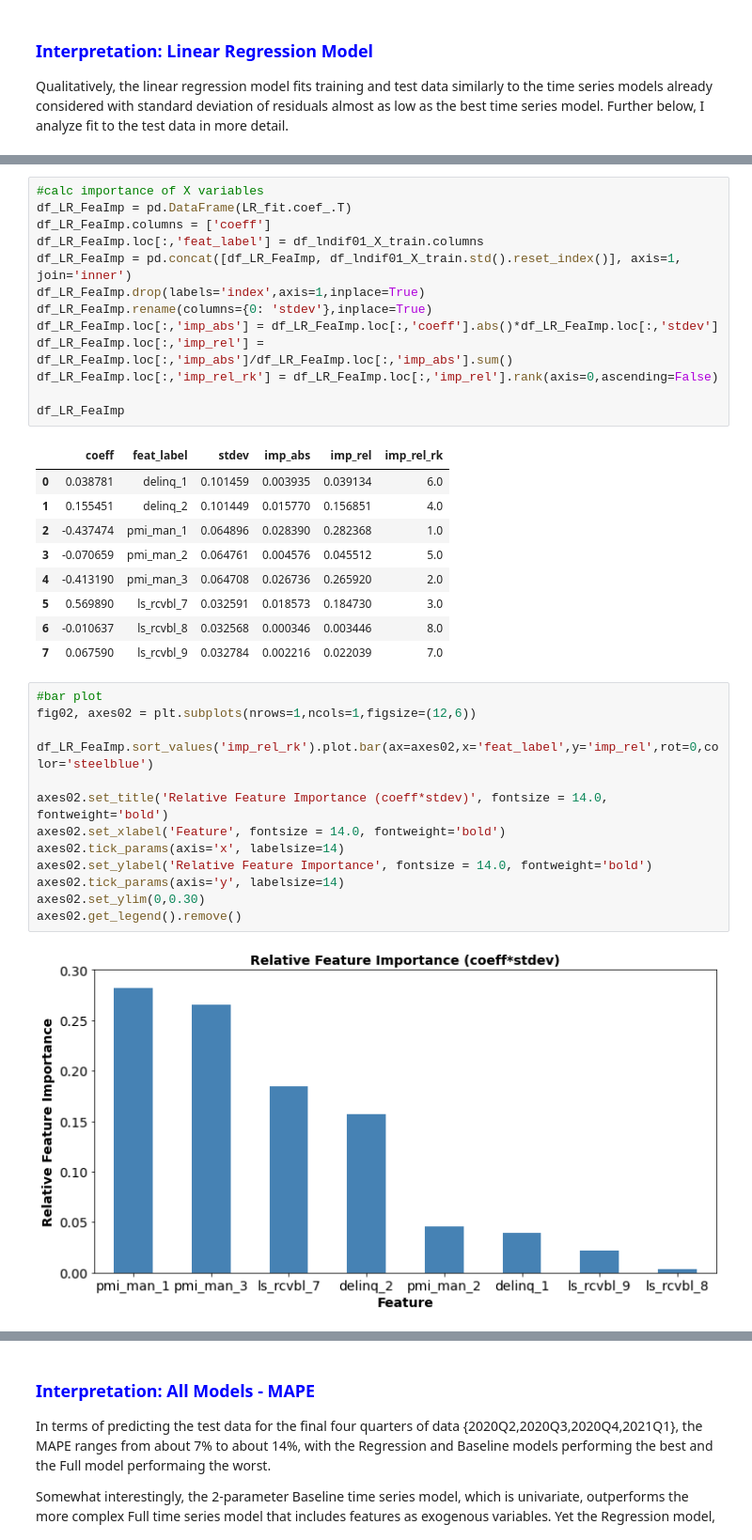
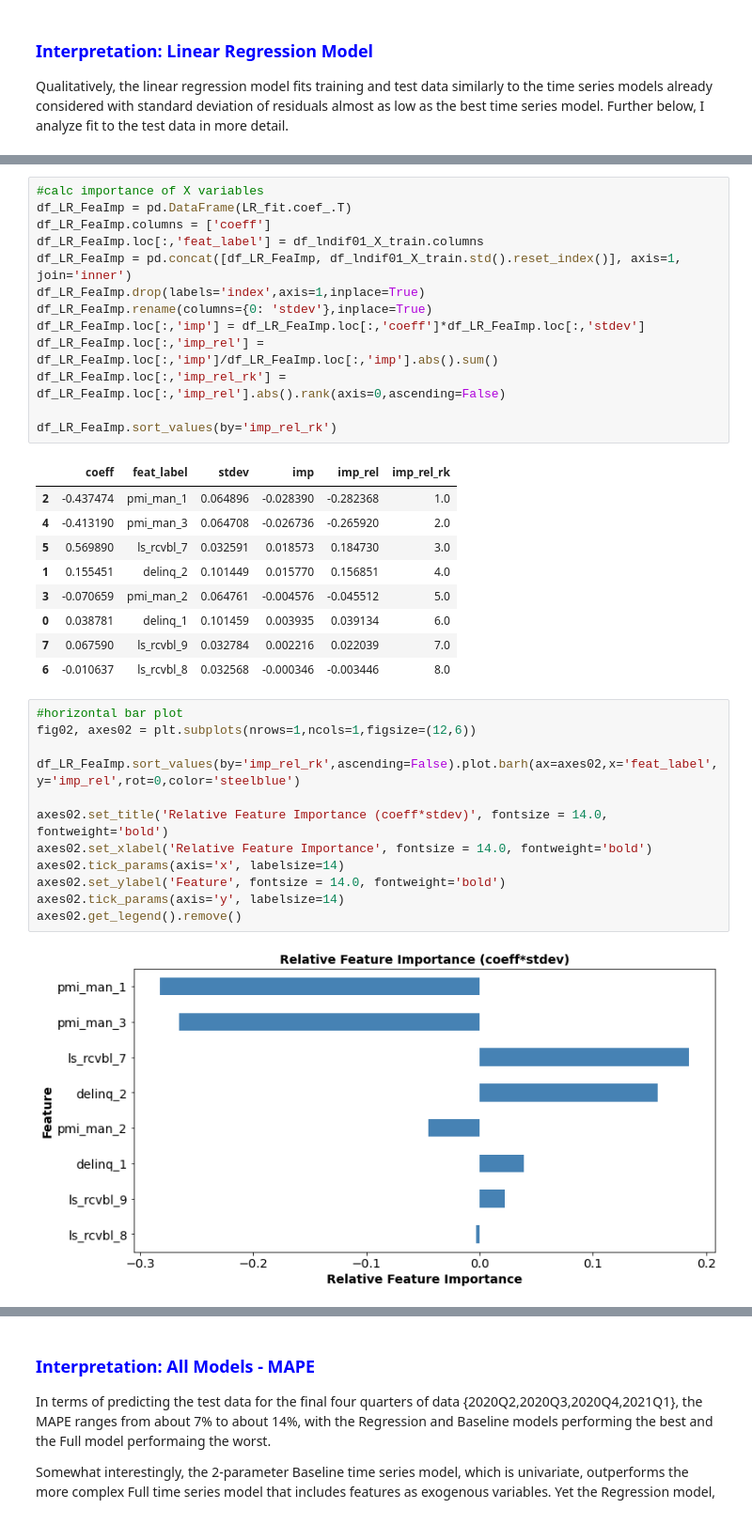
Before and after one commit to gskalski267/springboard, a Jupyter notebook: Capstone_Project_2/notebooks/Cap2_Modeling.ipynb, the cells around one changed output, grey strips where cells are left out. Shown: that part at 94% size. Saved outputs shown, nothing was run; the diff lists cells and outputs as text.

```diff
--- a/Capstone_Project_2/notebooks/Cap2_Modeling.ipynb
+++ b/Capstone_Project_2/notebooks/Cap2_Modeling.ipynb
@@ -230,35 +230,34 @@ df_LR_FeaImp.loc[:,'feat_label'] = df_lndif01_X_train.columns
 df_LR_FeaImp = pd.concat([df_LR_FeaImp, df_lndif01_X_train.std().reset_index()], axis=1, join='inner')
 df_LR_FeaImp.drop(labels='index',axis=1,inplace=True)
 df_LR_FeaImp.rename(columns={0: 'stdev'},inplace=True)
-df_LR_FeaImp.loc[:,'imp_abs'] = df_LR_FeaImp.loc[:,'coeff'].abs()*df_LR_FeaImp.loc[:,'stdev']
-df_LR_FeaImp.loc[:,'imp_rel'] = df_LR_FeaImp.loc[:,'imp_abs']/df_LR_FeaImp.loc[:,'imp_abs'].sum()
-df_LR_FeaImp.loc[:,'imp_rel_rk'] = df_LR_FeaImp.loc[:,'imp_rel'].rank(axis=0,ascending=False)
+df_LR_FeaImp.loc[:,'imp'] = df_LR_FeaImp.loc[:,'coeff']*df_LR_FeaImp.loc[:,'stdev']
+df_LR_FeaImp.loc[:,'imp_rel'] = df_LR_FeaImp.loc[:,'imp']/df_LR_FeaImp.loc[:,'imp'].abs().sum()
+df_LR_FeaImp.loc[:,'imp_rel_rk'] = df_LR_FeaImp.loc[:,'imp_rel'].abs().rank(axis=0,ascending=False)
 
-df_LR_FeaImp
+df_LR_FeaImp.sort_values(by='imp_rel_rk')
 # %% [output]
-|  | coeff | feat_label | stdev | imp_abs | imp_rel | imp_rel_rk |
+|  | coeff | feat_label | stdev | imp | imp_rel | imp_rel_rk |
+| 2 | -0.437474 | pmi_man_1 | 0.064896 | -0.028390 | -0.282368 | 1.0 |
+| 4 | -0.413190 | pmi_man_3 | 0.064708 | -0.026736 | -0.265920 | 2.0 |
+| 5 | 0.569890 | ls_rcvbl_7 | 0.032591 | 0.018573 | 0.184730 | 3.0 |
+| 1 | 0.155451 | delinq_2 | 0.101449 | 0.015770 | 0.156851 | 4.0 |
+| 3 | -0.070659 | pmi_man_2 | 0.064761 | -0.004576 | -0.045512 | 5.0 |
 | 0 | 0.038781 | delinq_1 | 0.101459 | 0.003935 | 0.039134 | 6.0 |
-| 1 | 0.155451 | delinq_2 | 0.101449 | 0.015770 | 0.156851 | 4.0 |
-| 2 | -0.437474 | pmi_man_1 | 0.064896 | 0.028390 | 0.282368 | 1.0 |
-| 3 | -0.070659 | pmi_man_2 | 0.064761 | 0.004576 | 0.045512 | 5.0 |
-| 4 | -0.413190 | pmi_man_3 | 0.064708 | 0.026736 | 0.265920 | 2.0 |
-| 5 | 0.569890 | ls_rcvbl_7 | 0.032591 | 0.018573 | 0.184730 | 3.0 |
-| 6 | -0.010637 | ls_rcvbl_8 | 0.032568 | 0.000346 | 0.003446 | 8.0 |
 | 7 | 0.067590 | ls_rcvbl_9 | 0.032784 | 0.002216 | 0.022039 | 7.0 |
+| 6 | -0.010637 | ls_rcvbl_8 | 0.032568 | -0.000346 | -0.003446 | 8.0 |
 # %%
-#bar plot
+#horizontal bar plot
 fig02, axes02 = plt.subplots(nrows=1,ncols=1,figsize=(12,6))
 
-df_LR_FeaImp.sort_values('imp_rel_rk').plot.bar(ax=axes02,x='feat_label',y='imp_rel',rot=0,color='steelblue')
+df_LR_FeaImp.sort_values(by='imp_rel_rk',ascending=False).plot.barh(ax=axes02,x='feat_label',y='imp_rel',rot=0,color='steelblue')
 
 axes02.set_title('Relative Feature Importance (coeff*stdev)', fontsize = 14.0, fontweight='bold')
-axes02.set_xlabel('Feature', fontsize = 14.0, fontweight='bold')
+axes02.set_xlabel('Relative Feature Importance', fontsize = 14.0, fontweight='bold')
 axes02.tick_params(axis='x', labelsize=14)
-axes02.set_ylabel('Relative Feature Importance', fontsize = 14.0, fontweight='bold')
+axes02.set_ylabel('Feature', fontsize = 14.0, fontweight='bold')
 axes02.tick_params(axis='y', labelsize=14)
-axes02.set_ylim(0,0.30)
 axes02.get_legend().remove()
 # %% [output]
-[figure, old version]
+[figure, new version]
 # %% [markdown]
 ### <b><font color='blue'> Interpretation: Linear Regression Model - Feature Importance </font></b>
```
Also changed, not shown: parts of 16 cells of this notebook, 3 other files.
